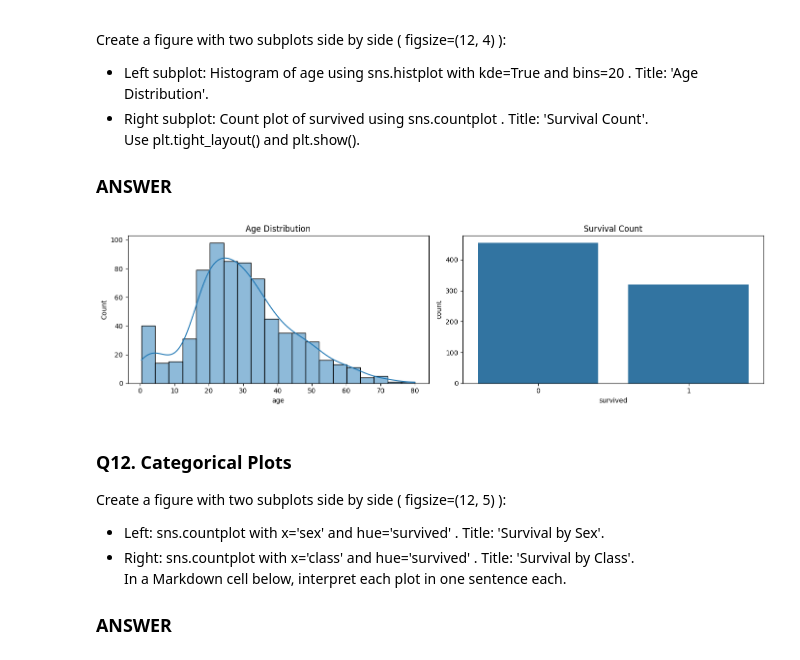
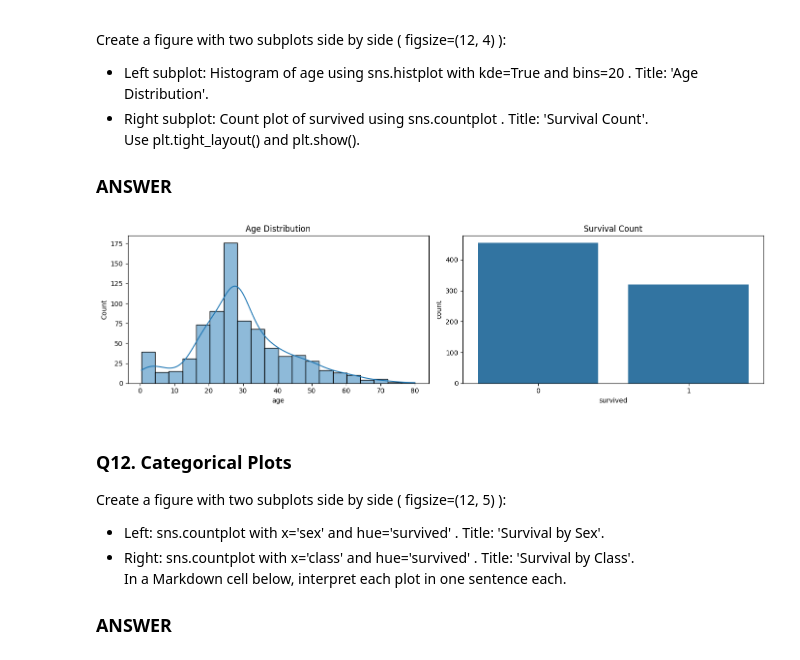
Before and after one commit to shaimerdena/Intro2ML, a Jupyter notebook: homeworks/hw7/Revision1.ipynb, the cells around one changed output. Saved outputs shown, nothing was run; the diff lists cells and outputs as text; code cells hidden in the pictures.

```diff
--- a/homeworks/hw7/Revision1.ipynb
+++ b/homeworks/hw7/Revision1.ipynb
@@ -409,18 +409,18 @@ Use plt.tight_layout() and plt.show().
 # %%
 plt.figure(figsize = (14,4))
 
 plt.subplot(1, 2, 1)
-sns.histplot(df['age'], kde = True, bins = 20)
+sns.histplot(x = 'age', data = df_clean, kde = True, bins = 20)
 plt.title('Age Distribution')
 
 plt.subplot(1, 2, 2)
 sns.countplot(x = 'survived', data = df_clean)
 plt.title('Survival Count')
 
 plt.tight_layout()
 plt.show()
 # %% [output]
-[figure, old version]
+[figure, new version]
 # %% [markdown]
 ### Q12. Categorical Plots
 Create a figure with two subplots side by side ( figsize=(12, 5) ):
```
Also changed, not shown: parts of 3 cells of this notebook, 2 other files.
